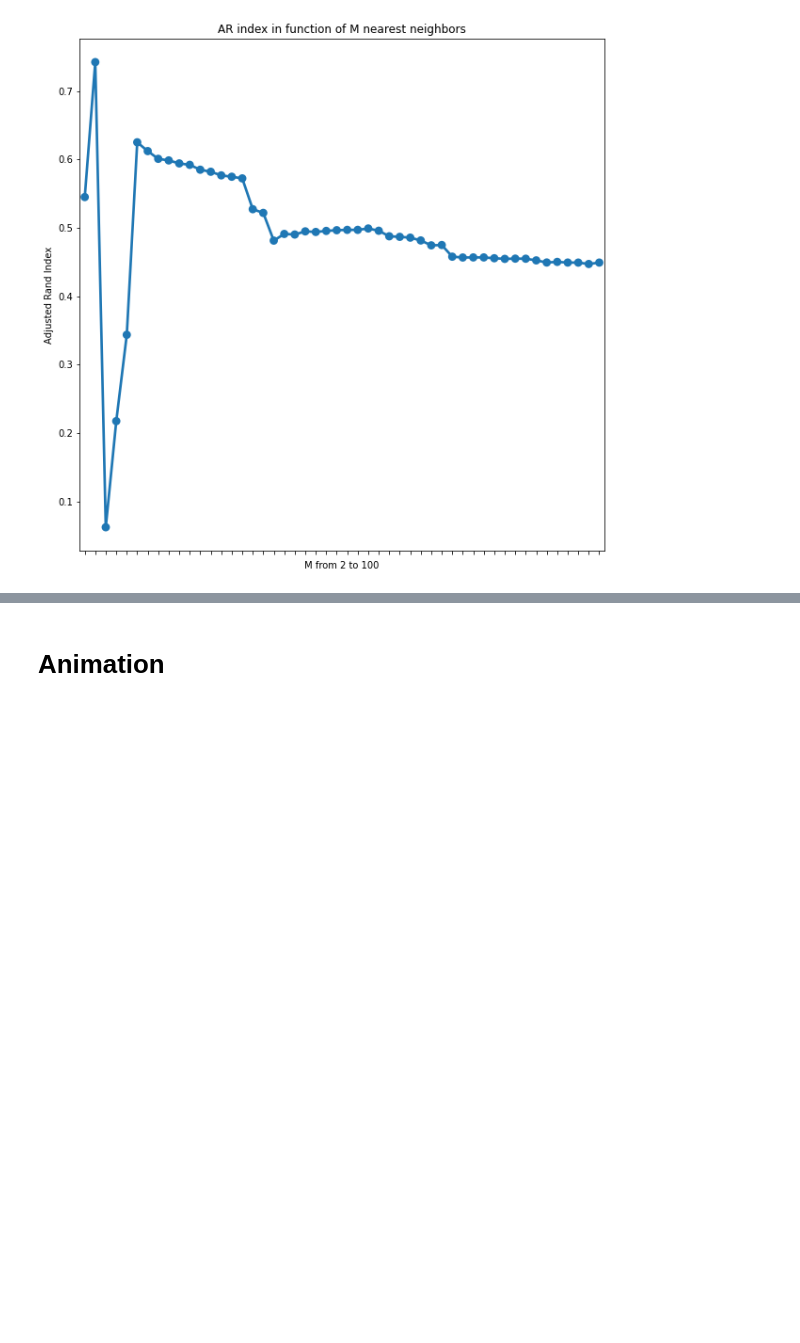
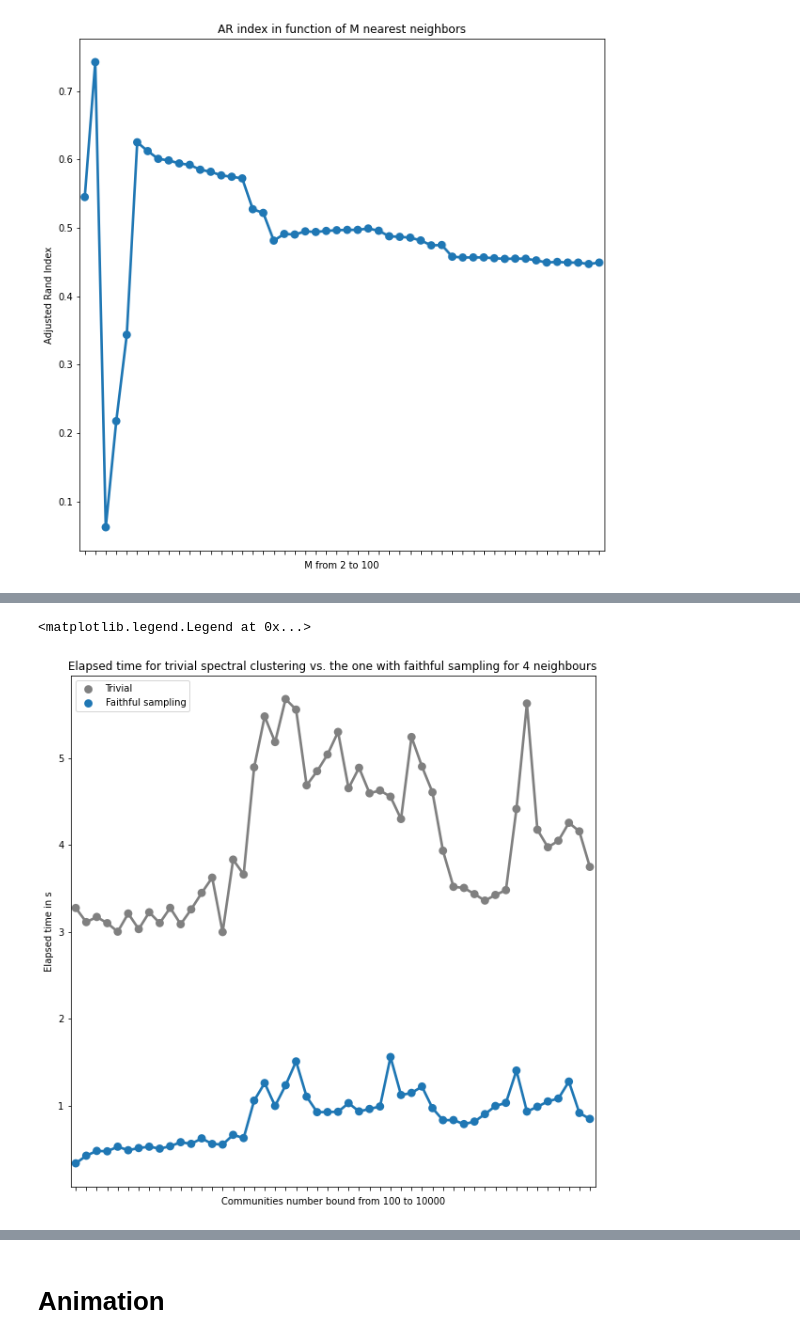
Before and after one commit to WronaPatryk/MLonGraphs, a Jupyter notebook: Project1/spectral_clustering_basic.ipynb, the cells around one changed output, grey strips where cells are left out. Saved outputs shown, nothing was run; the diff lists cells and outputs as text; code cells hidden in the pictures; blank space fills up the shorter version.

```diff
--- a/Project1/spectral_clustering_basic.ipynb
+++ b/Project1/spectral_clustering_basic.ipynb
@@ -193,30 +231 @@ def nodeRepresentation(eigenVectors, nodeRepresentationDim, n_of_components=1):
     return Z
-# %%
-X, labels = importSmallerArtificialData()
-
-X, labels = importBiggerArtificialData()
-
-
-
-def spectralClustering(X, n_of_clusters=3, M=3, nodeRepresentationDim=3):
-
-    A, d = adjacencyMatrixUsingMnearestNeighbors(X, M=M)
-    A_connected = connectTheGraph(A, d)
-    L = graphLaplacian(A_connected)
-    w,v = calculateEigenVectorsOfGraphLaplacian(L)
-    Z = nodeRepresentation(v,nodeRepresentationDim,n_of_components=1)
-
-
-#     print(Z.shape)
-    kmeans = KMeans(n_clusters=n_of_clusters, random_state=0, n_init=100).fit(Z)
-    return kmeans.labels_
-
-
-def spectralNR(X, n_of_clusters=3, M=3, nodeRepresentationDim=3):
-
-    A, d = adjacencyMatrixUsingMnearestNeighbors(X, M=M)
-    A_connected = connectTheGraph(A, d)
-    L = graphLaplacian(A_connected)
-    w,v = calculateEigenVectorsOfGraphLaplacian(L)
-    Z = nodeRepresentation(v,nodeRepresentationDim,n_of_components=1)
-    return Z
@@ -289,0 +514,15 @@ ax.set_xticklabels("")
+# %%
+fig, ax = plt.subplots(1, 1)
+fig.set_size_inches(10,10,10)
+
+ax = sns.pointplot(x = communities_no, y = times_trivial, color='.5', label='Trivial')
+ax = sns.pointplot(x = communities_no, y = times_sampling, label='Faithful sampling')
+ax.set_xlabel("Communities number bound from 100 to 10000")
+ax.set_ylabel("Elapsed time in s")
+ax.set_title(f"Elapsed time for trivial spectral clustering vs. the one with faithful sampling for {M} neighbours")
+ax.legend()
+
+ax.xaxis.set_major_locator(ticker.MultipleLocator(3))
+# %% [output]
+<matplotlib.legend.Legend at 0x...>
+[figure, added]
```
Also changed, not shown: parts of 32 cells of this notebook.
